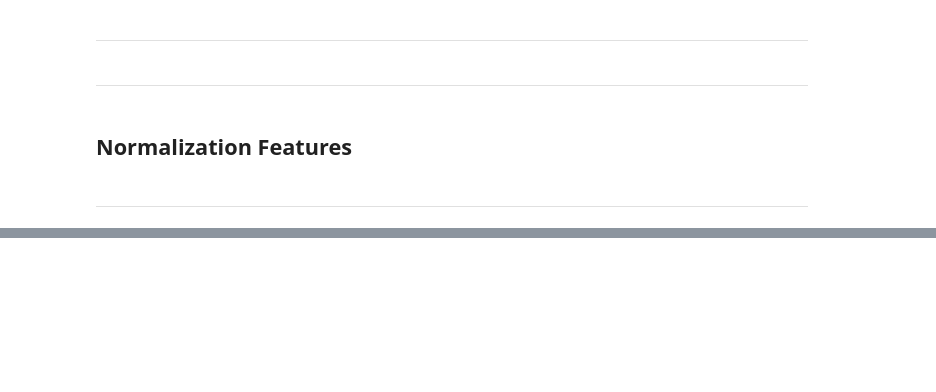
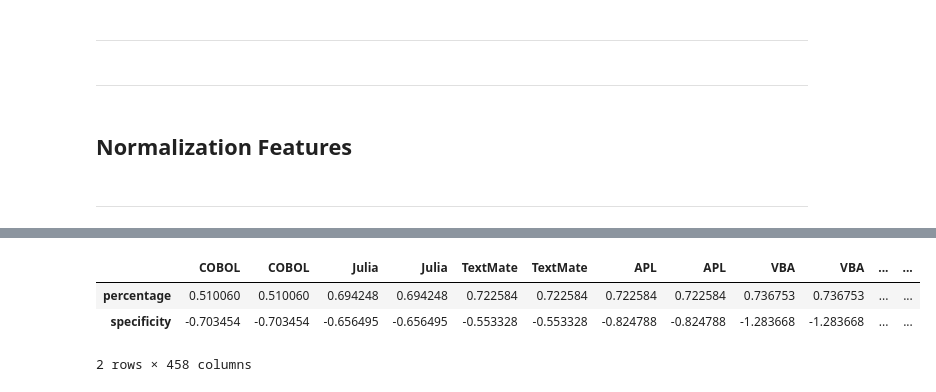
Before and after one commit to 0xnrous/e2e-MLops_project, a Jupyter notebook: notebooks/02_analytics.ipynb, the cells around one changed output, grey strips where cells are left out. Saved outputs shown, nothing was run; the diff lists cells and outputs as text; code cells hidden in the pictures; blank space fills up the shorter version.

```diff
--- a/notebooks/02_analytics.ipynb
+++ b/notebooks/02_analytics.ipynb
@@ -280,0 +309,13 @@ fig.write_html(os.path.join(FIG_DIR , "Normalized_heatmap_skills.html"))
+# %%
+#role = np.random.choice(sorted_roles)
+role = 'DevOps specialist'
+# %%
+single_role_skills = pd.concat([skills.loc[role], std_skills.loc[role]], axis = 1)
+single_role_skills.columns = ['percentage', 'specificity']
+single_role_skills = single_role_skills.sort_values('percentage')
+single_role_skills.T
+# %% [output]
+|  | COBOL | COBOL | Julia | Julia | TextMate | TextMate | APL | APL | VBA | VBA | ... | ... |
+| percentage | 0.510060 | 0.510060 | 0.694248 | 0.694248 | 0.722584 | 0.722584 | 0.722584 | 0.722584 | 0.736753 | 0.736753 | ... | ... |
+| specificity | -0.703454 | -0.703454 | -0.656495 | -0.656495 | -0.553328 | -0.553328 | -0.824788 | -0.824788 | -1.283668 | -1.283668 | ... | ... |
+2 rows × 458 columns
```
Also changed, not shown: parts of 6 cells of this notebook.
